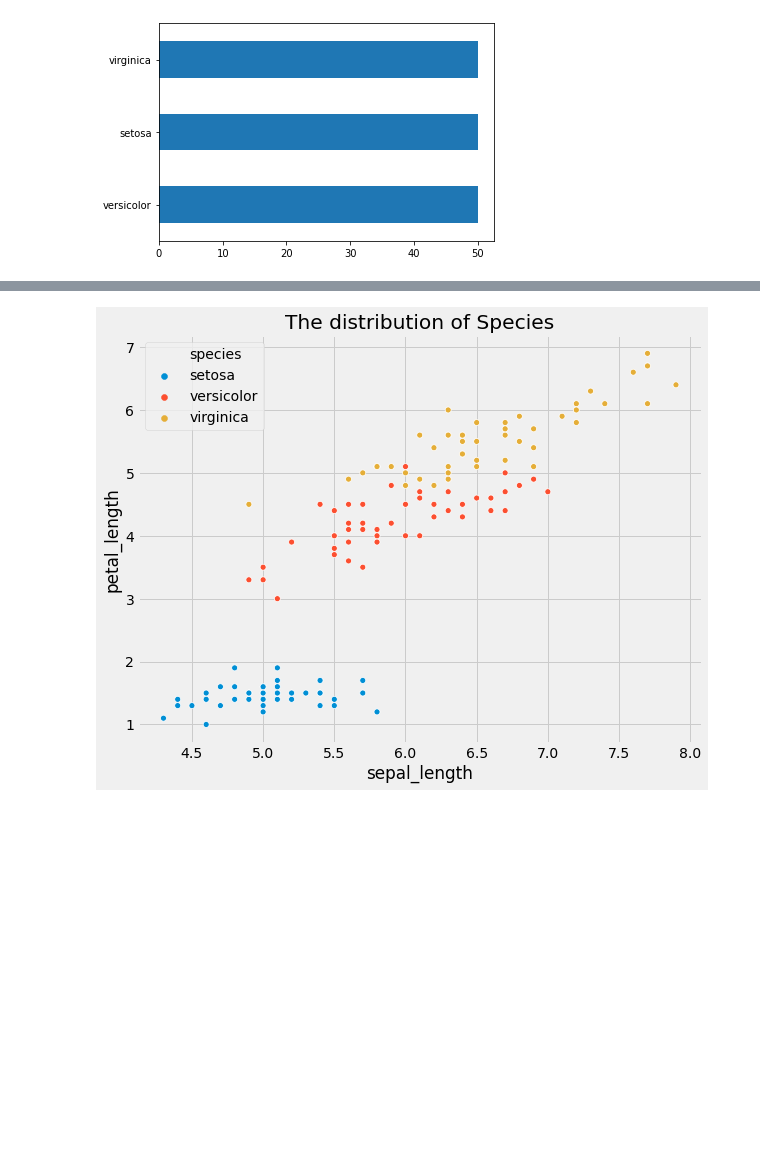
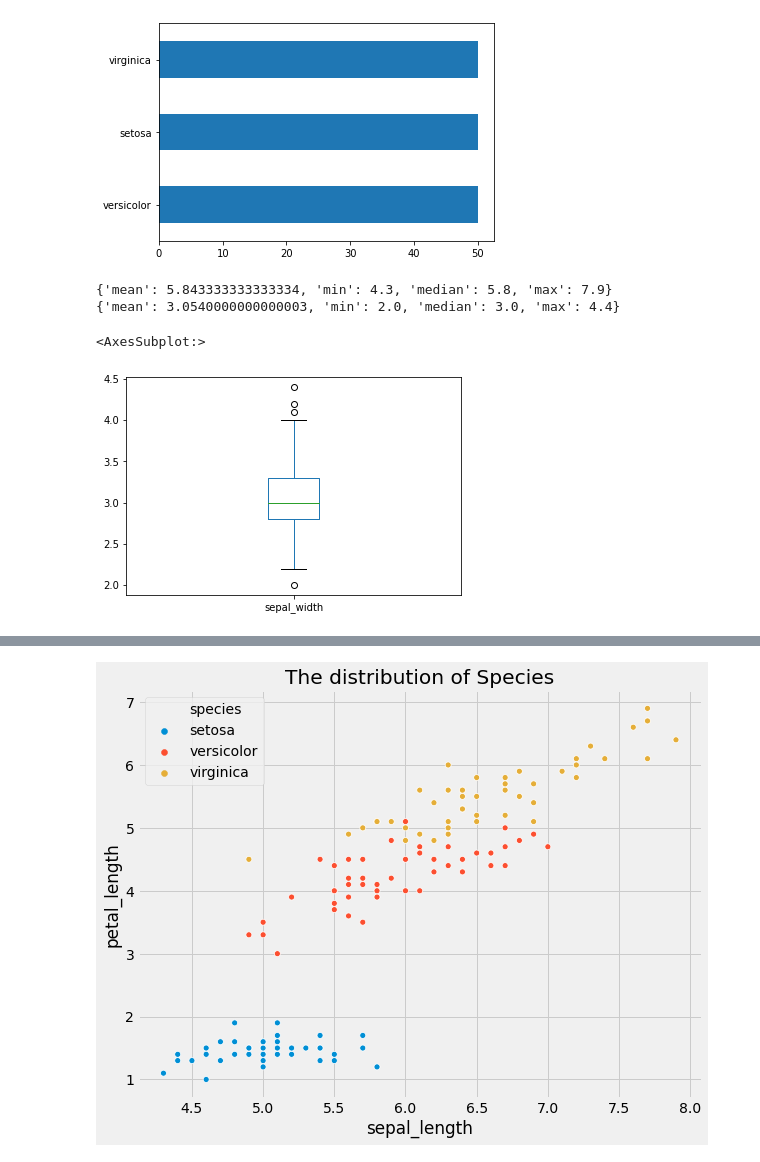
Before and after one commit to mbuguanewton/ds_learn, a Jupyter notebook: ds_iris/Data Analytics.ipynb, the cells around one changed output, grey strips where cells are left out. Drawn from its saved outputs; the diff is of its cells as text; code cells hidden in the pictures; blank space fills up the shorter version.

```diff
--- a/ds_iris/Data Analytics.ipynb
+++ b/ds_iris/Data Analytics.ipynb
@@ -104,0 +103,15 @@ spec.value_counts().plot(kind='barh')
+# %%
+# analyze "Sepal Length" and "Sepal Width"
+sepal_w = df.sepal_width
+
+print({'mean':sepal_len.mean(), 'min':sepal_len.min(), 'median':sepal_len.median(), 'max':sepal_len.max()})
+print({'mean':sepal_w.mean(), 'min':sepal_w.min(), 'median':sepal_w.median(), 'max':sepal_w.max()})
+# %% [output]
+{'mean': 5.843333333333334, 'min': 4.3, 'median': 5.8, 'max': 7.9}
+{'mean': 3.0540000000000003, 'min': 2.0, 'median': 3.0, 'max': 4.4}
+# %%
+# sepal length graphs
+sepal_w.plot(kind='box')
+# %% [output]
+<AxesSubplot:>
+[figure, added]
```
Also changed, not shown: parts of 3 cells of this notebook.
